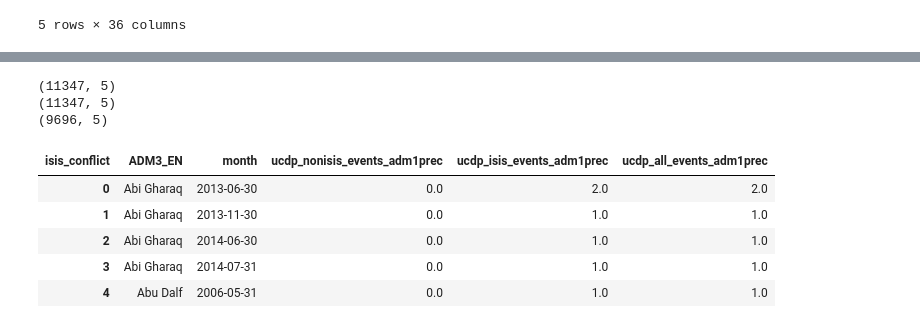
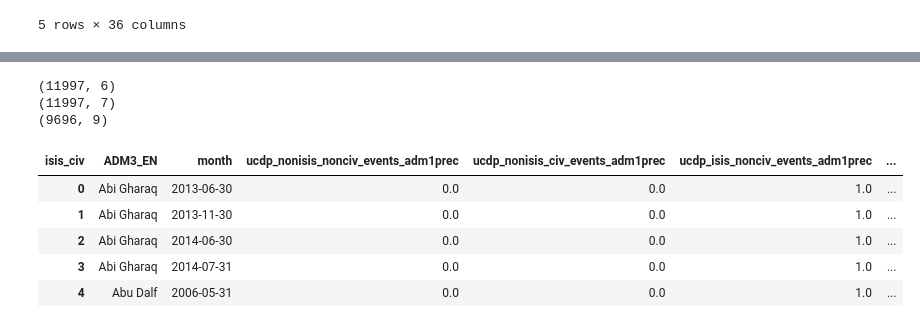
Before and after one commit to natalie-ayers/Iraq-post-conflict-rebel-governance, a Jupyter notebook: merge_datasets_adm3.ipynb, the cells around one changed output, grey strips where cells are left out. Saved outputs shown, nothing was run; the diff lists cells and outputs as text; code cells hidden in the pictures.

```diff
--- a/merge_datasets_adm3.ipynb
+++ b/merge_datasets_adm3.ipynb
@@ -548,28 +588,34 @@ ucdp_conflict_precadm2.head()
 # %%
 print(ucdp_conflict.shape)
 ucdp_conflict_precadm1 = ucdp_conflict[ucdp_conflict['where_prec'].isin([1,2,3,4])]
+ucdp_conflict_precadm1.loc[:,'isis_civ'] = ucdp_conflict_precadm1['isis_conflict'].astype(str) + "_" + ucdp_conflict_precadm1['civ_violence'].astype(str)
 print(ucdp_conflict_precadm1.shape)
-ucdp_conflict_precadm1 = ucdp_conflict_precadm1.groupby(['ADM3_EN','isis_conflict','month'])['num_events'].sum().reset_index()
-
-ucdp_conflict_precadm1 = ucdp_conflict_precadm1.pivot(index=['ADM3_EN','month'],columns='isis_conflict',values='num_events').reset_index()
-ucdp_conflict_precadm1 = ucdp_conflict_precadm1.rename(columns={1:'ucdp_isis_events_adm1prec',
-                                                                0:'ucdp_nonisis_events_adm1prec'})
-ucdp_conflict_precadm1 = ucdp_conflict_precadm1.fillna(value={'ucdp_isis_events_adm1prec':0,
-                                                               'ucdp_nonisis_events_adm1prec':0})
-ucdp_conflict_precadm1['ucdp_all_events_adm1prec'] = ucdp_conflict_precadm1['ucdp_isis_events_adm1prec'] + ucdp_conflict_precadm1['ucdp_nonisis_events_adm1prec']
+ucdp_conflict_precadm1 = ucdp_conflict_precadm1.groupby(['ADM3_EN','isis_civ','month'])['num_events'].sum().reset_index()
+ucdp_conflict_precadm1 = ucdp_conflict_precadm1.pivot(index=['ADM3_EN','month'],columns='isis_civ',values='num_events').reset_index()
+ucdp_conflict_precadm1 = ucdp_conflict_precadm1.rename(columns={"0_0": 'ucdp_nonisis_nonciv_events_adm1prec',
+                                                                "0_1": 'ucdp_nonisis_civ_events_adm1prec',
+                                                                "1_0": 'ucdp_isis_nonciv_events_adm1prec',
+                                                                "1_1": 'ucdp_isis_civ_events_adm1prec'})
+ucdp_conflict_precadm1 = ucdp_conflict_precadm1.fillna(value={'ucdp_nonisis_nonciv_events_adm1prec':0,
+                                                               'ucdp_nonisis_civ_events_adm1prec':0,
+                                                               'ucdp_isis_nonciv_events_adm1prec':0,
+                                                               'ucdp_isis_civ_events_adm1prec':0})
+ucdp_conflict_precadm1.loc[:,'ucdp_all_isis_events_adm1prec'] = ucdp_conflict_precadm1['ucdp_isis_nonciv_events_adm1prec'] + ucdp_conflict_precadm1['ucdp_isis_civ_events_adm1prec']
+ucdp_conflict_precadm1.loc[:,'ucdp_all_civ_events_adm1prec'] = ucdp_conflict_precadm1['ucdp_nonisis_civ_events_adm1prec'] + ucdp_conflict_precadm1['ucdp_isis_civ_events_adm1prec']
+ucdp_conflict_precadm1.loc[:,'ucdp_all_events_adm1prec'] = ucdp_conflict_precadm1['ucdp_nonisis_civ_events_adm1prec'] + ucdp_conflict_precadm1['ucdp_isis_civ_events_adm1prec'] + ucdp_conflict_precadm1['ucdp_isis_nonciv_events_adm1prec'] + ucdp_conflict_precadm1['ucdp_nonisis_nonciv_events_adm1prec']
 print(ucdp_conflict_precadm1.shape)
 
 ucdp_conflict_precadm1.head()
 # %% [output]
-(11347, 5)
-(11347, 5)
-(9696, 5)
+(11997, 6)
+(11997, 7)
+(9696, 9)
-| isis_conflict | ADM3_EN | month | ucdp_nonisis_events_adm1prec | ucdp_isis_events_adm1prec | ucdp_all_events_adm1prec |
-| 0 | Abi Gharaq | 2013-06-30 | 0.0 | 2.0 | 2.0 |
-| 1 | Abi Gharaq | 2013-11-30 | 0.0 | 1.0 | 1.0 |
-| 2 | Abi Gharaq | 2014-06-30 | 0.0 | 1.0 | 1.0 |
-| 3 | Abi Gharaq | 2014-07-31 | 0.0 | 1.0 | 1.0 |
-| 4 | Abu Dalf | 2006-05-31 | 0.0 | 1.0 | 1.0 |
+| isis_civ | ADM3_EN | month | ucdp_nonisis_nonciv_events_adm1prec | ucdp_nonisis_civ_events_adm1prec | ucdp_isis_nonciv_events_adm1prec | ... |
+| 0 | Abi Gharaq | 2013-06-30 | 0.0 | 0.0 | 1.0 | ... |
+| 1 | Abi Gharaq | 2013-11-30 | 0.0 | 0.0 | 1.0 | ... |
+| 2 | Abi Gharaq | 2014-06-30 | 0.0 | 0.0 | 1.0 | ... |
+| 3 | Abi Gharaq | 2014-07-31 | 0.0 | 0.0 | 1.0 | ... |
+| 4 | Abu Dalf | 2006-05-31 | 0.0 | 0.0 | 1.0 | ... |
 # %%
 ucdp_conflict_full = pd.merge(ucdp_conflict_precadm1,ucdp_conflict_precadm2,on=['ADM3_EN','month'],
                               how='outer')
```
Also changed, not shown: parts of 12 cells of this notebook, 8 other files.
